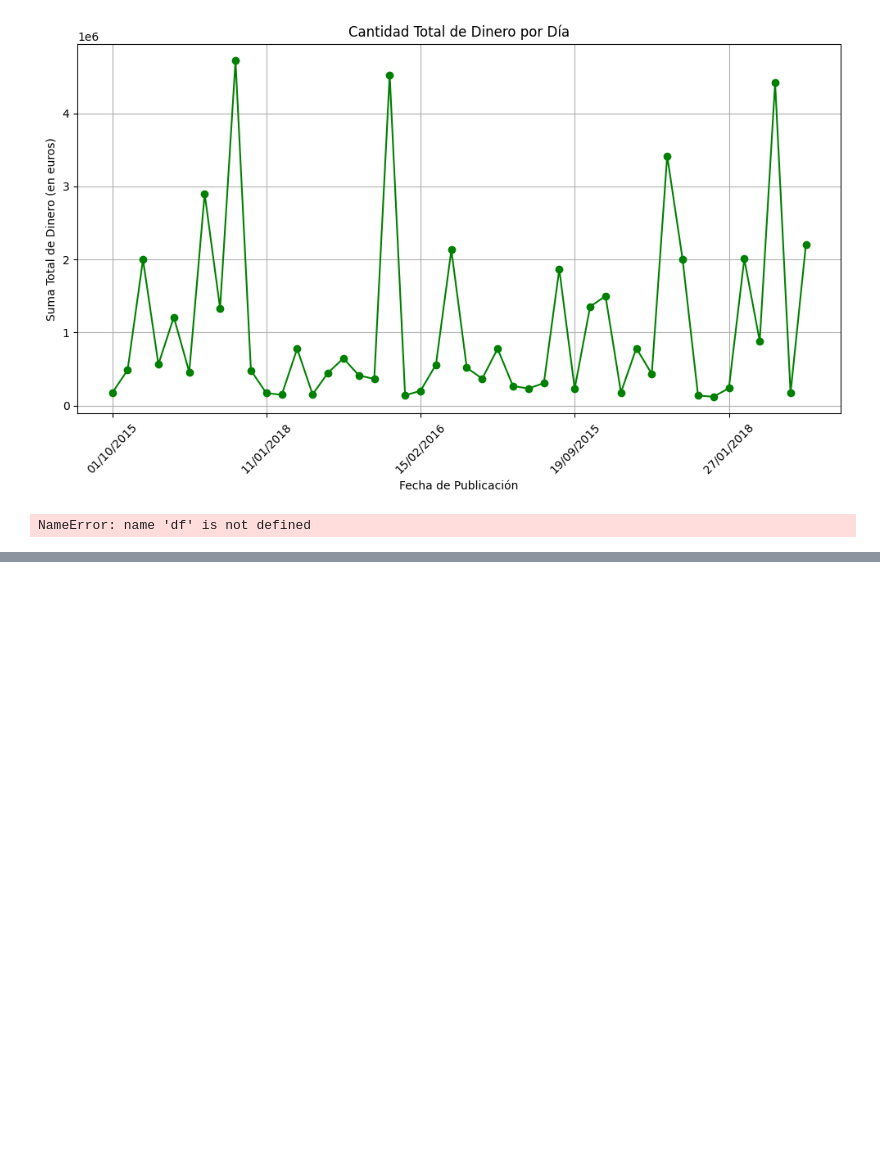
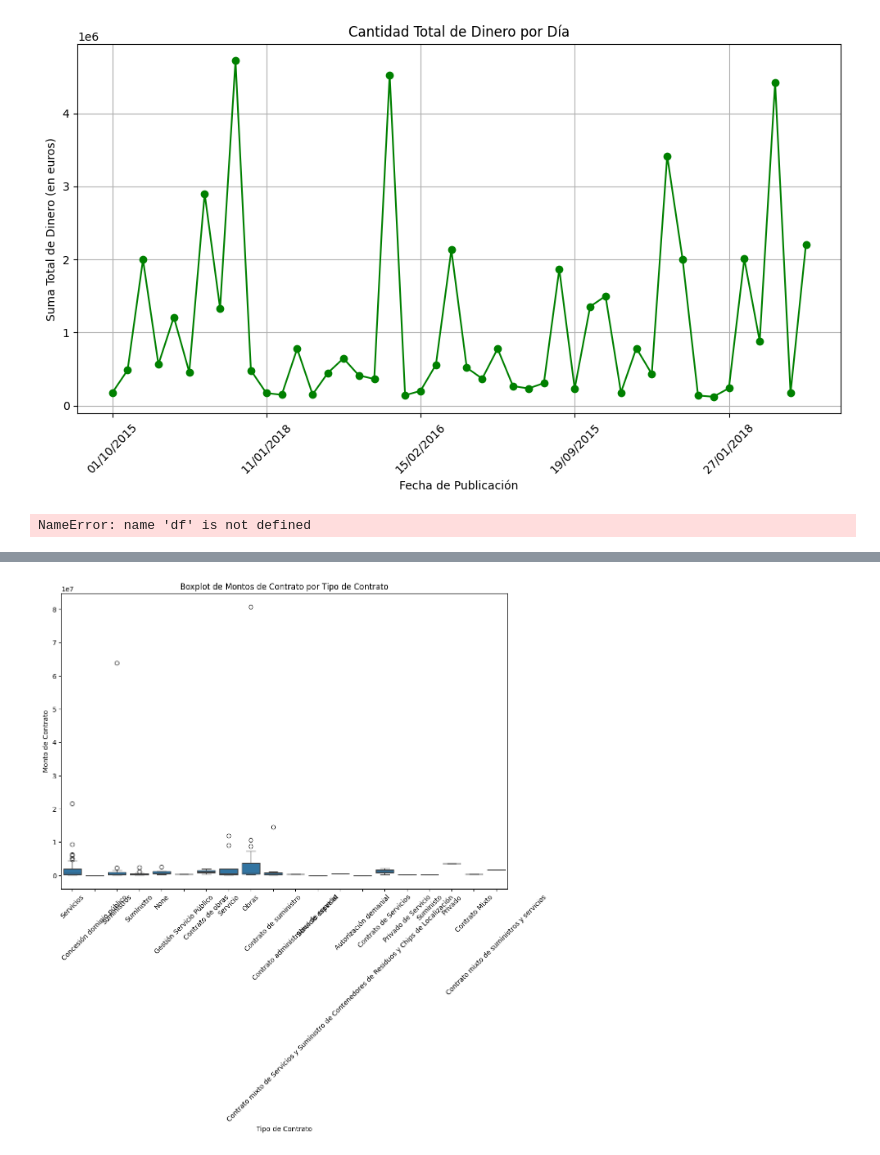
Before and after one commit to danmorper/NLP, a Jupyter notebook: licitaciones/analisis_datos.ipynb, the cells around one changed output, grey strips where cells are left out. Drawn from its saved outputs; the diff is of its cells as text; code cells hidden in the pictures; blank space fills up the shorter version.

```diff
--- a/licitaciones/analisis_datos.ipynb
+++ b/licitaciones/analisis_datos.ipynb
@@ -237,0 +329,19 @@ NameError: name 'df' is not defined
+# %%
+import pandas as pd
+import numpy as np
+import matplotlib.pyplot as plt
+import seaborn as sns
+
+# Eliminar filas con valores NaN en 'amount' para evitar errores en la visualización
+df_clean = df.dropna(subset=['amount'])
+
+# Crear el boxplot
+plt.figure(figsize=(12, 8))
+sns.boxplot(x='tipo', y='amount', data=df_clean)
+plt.title('Boxplot de Montos de Contrato por Tipo de Contrato')
+plt.xlabel('Tipo de Contrato')
+plt.ylabel('Monto de Contrato')
+plt.xticks(rotation=45)  # Rota las etiquetas del eje x para mejor visualización
+plt.show()
+# %% [output]
+[figure, added]
```
Also changed, not shown: parts of 23 cells of this notebook, 10 other files.
